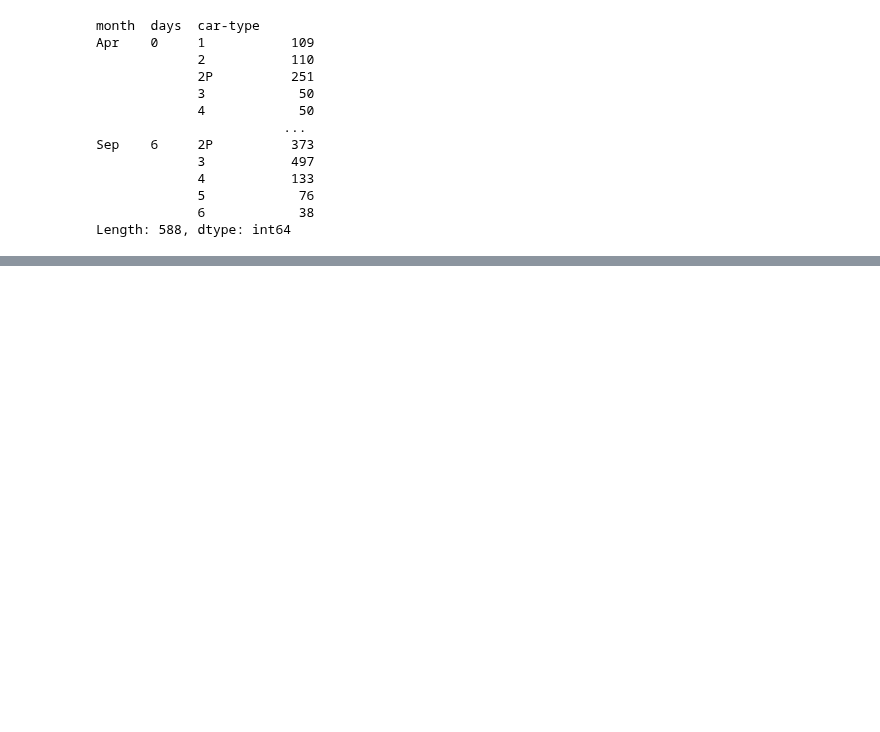
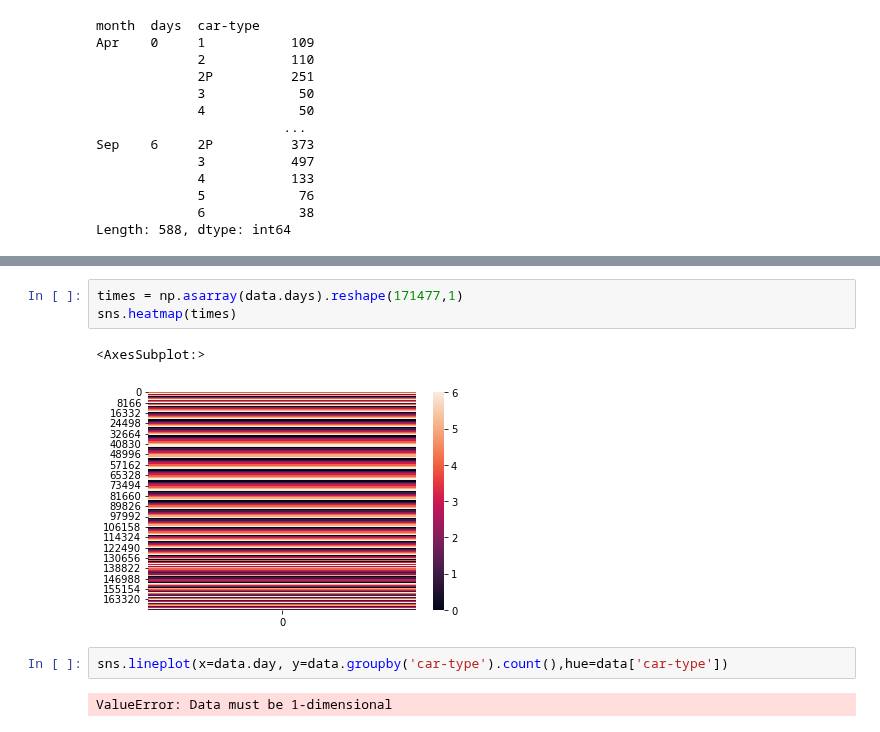
Before and after one commit to dollberk/Patterns_of_Life_Capstone, a Jupyter notebook: Capstone_Final.ipynb, the cells around one changed output, grey strips where cells are left out. Cells and saved outputs as stored; diff of their text form; blank space fills up the shorter version.

```diff
--- a/Capstone_Final.ipynb
+++ b/Capstone_Final.ipynb
@@ -483,0 +492,10 @@ Length: 588, dtype: int64
+# %%
+times = np.asarray(data.days).reshape(171477,1)
+sns.heatmap(times)
+# %% [output]
+<AxesSubplot:>
+[figure, added]
+# %%
+sns.lineplot(x=data.day, y=data.groupby('car-type').count(),hue=data['car-type'])
+# %% [output]
+ValueError: Data must be 1-dimensional
```
Also changed, not shown: parts of 13 cells of this notebook.
